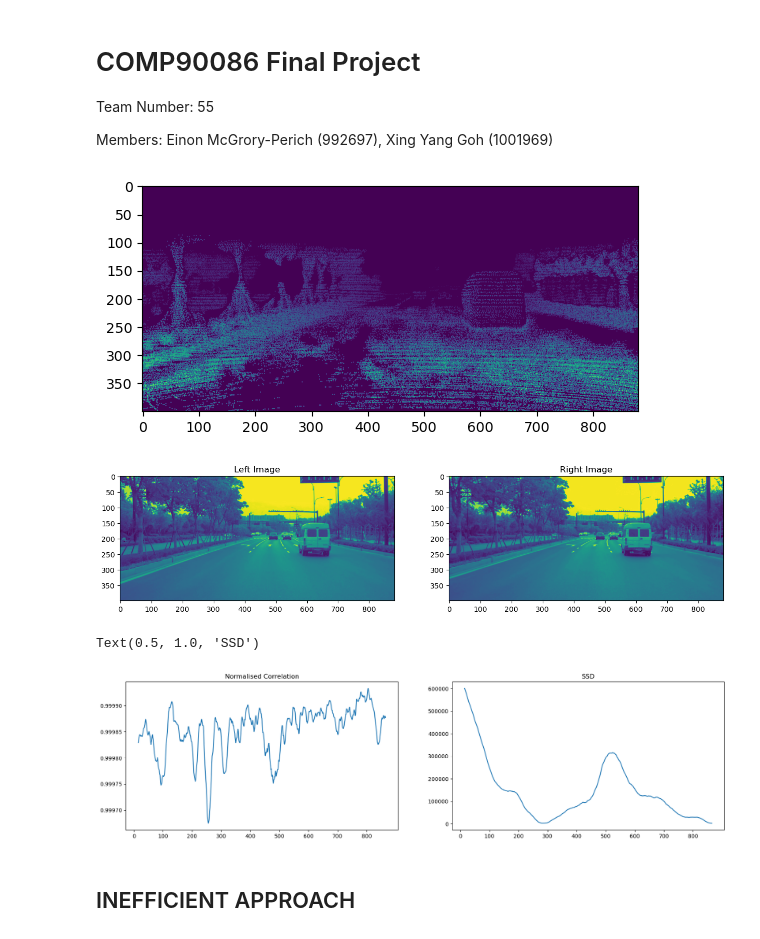
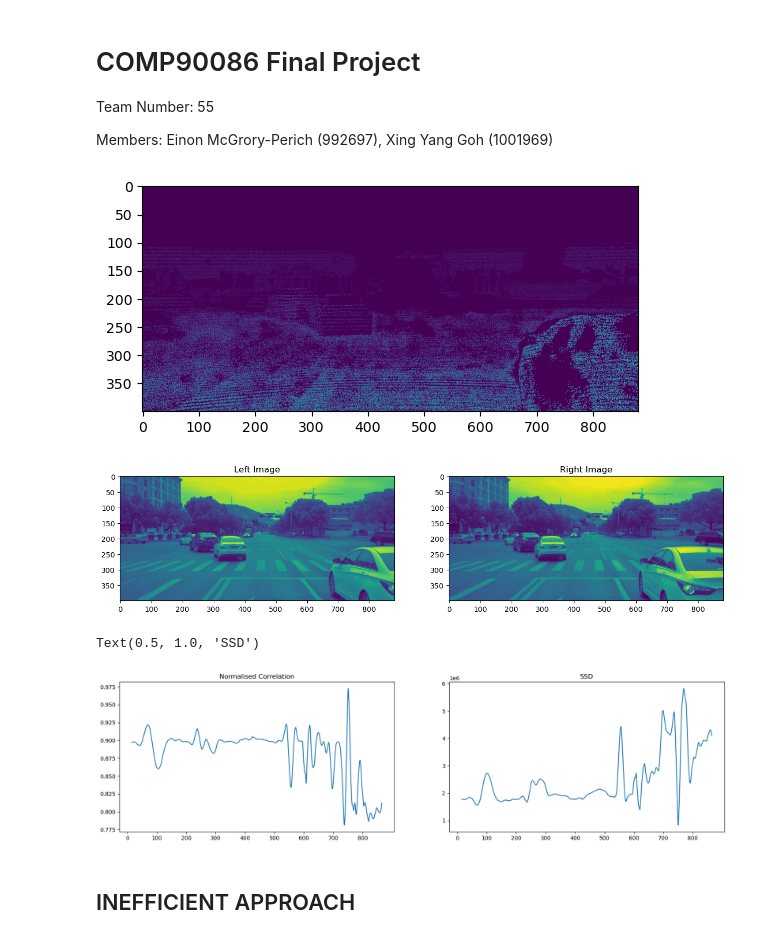
Before and after one commit to Neva-Y/Disparity-Image, a Jupyter notebook: Final-Project.ipynb, the cells around one changed output. Saved outputs shown, nothing was run; the diff lists cells and outputs as text; code cells hidden in the pictures.

```diff
--- a/Final-Project.ipynb
+++ b/Final-Project.ipynb
@@ -27,7 +28,7 @@ for filename in allfiles:
 
 # Perform on first image for now
 
-file = filenames[3]
+file = filenames[0]
 
 left_image_name = directory + file + 'left.jpg'
 right_image_name = directory+ file + 'right.jpg'
@@ -51,35 +52,35 @@ img_r = img_r[...,::-1]
 img_d = cv2.imread(disp_image_name,-1)/256.0
 # img_d = np.int32(cv2.cvtColor(img_d, cv2.COLOR_BGR2GRAY))
 
 # print(img_)
 plt.imshow(img_d)
 
 # note: can perform downscaling of the images to speed up computation at the cost of quality degradation
 # scale_percentage = 50
 # width = int(img_l_grey_full.shape[1] * scale_percentage / 100)
 # height = int(img_l_grey_full.shape[0] * scale_percentage / 100)
 # dim = (width, height)
 
 # img_l_grey = np.int32(cv2.resize(img_l_grey_full.astype('float32'), dim, interpolation = cv2.INTER_AREA))
 # img_r_grey = np.int32(cv2.resize(img_r_grey_full.astype('float32'), dim, interpolation = cv2.INTER_AREA))
 # img_d = np.float32(cv2.resize(img_d.astype('float32'), dim, interpolation = cv2.INTER_AREA))
 
 
 
 # Plot images
 plt.subplots(1,2, figsize=(15,10))
 plt.subplot(1,2,1)
 plt.imshow(img_l_grey)
 plt.title('Left Image')
 
 plt.subplot(1,2,2)
 plt.imshow(img_r_grey)
 plt.title('Right Image')
 
 plt.show()
 # %% [output]
-[figure, old version]
+[figure, new version]
-[figure, old version]
+[figure, new version]
 # %%
 # As driving assume that any two points have the same y value (camera is flat)
 
@@ -209,7 +210,7 @@ plt.xticks(np.arange(0, max(pixel_loc), 100))
 plt.title('SSD')
 # %% [output]
 Text(0.5, 1.0, 'SSD')
-[figure, old version]
+[figure, new version]
 # %% [markdown]
 ## INEFFICIENT APPROACH
 # %%
```
Also changed, not shown: parts of 9 cells of this notebook, 3 other files.
